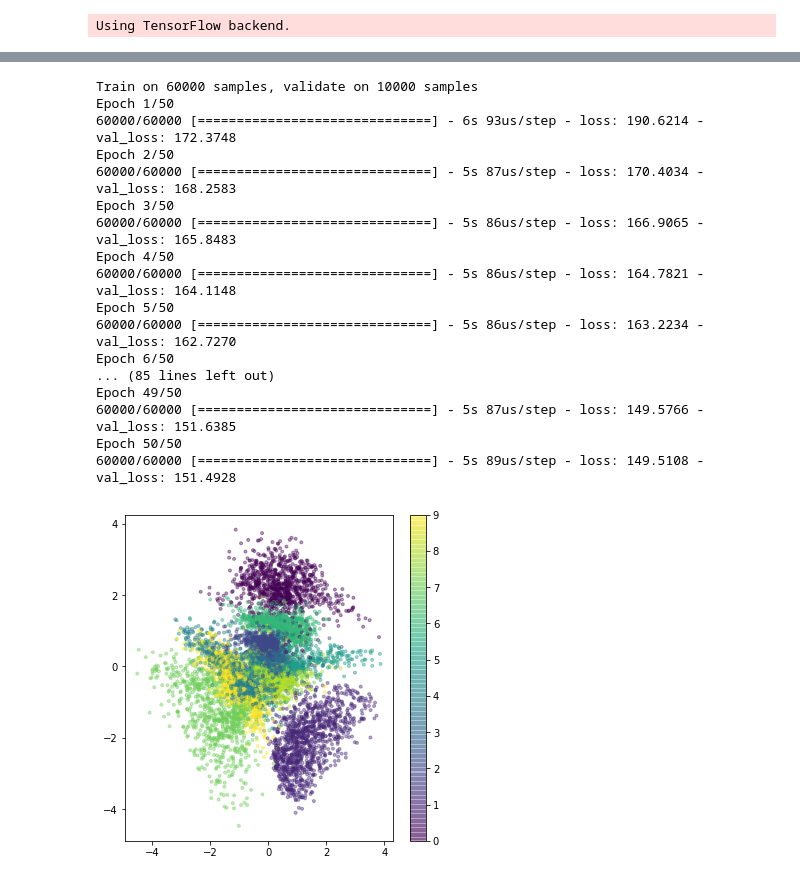
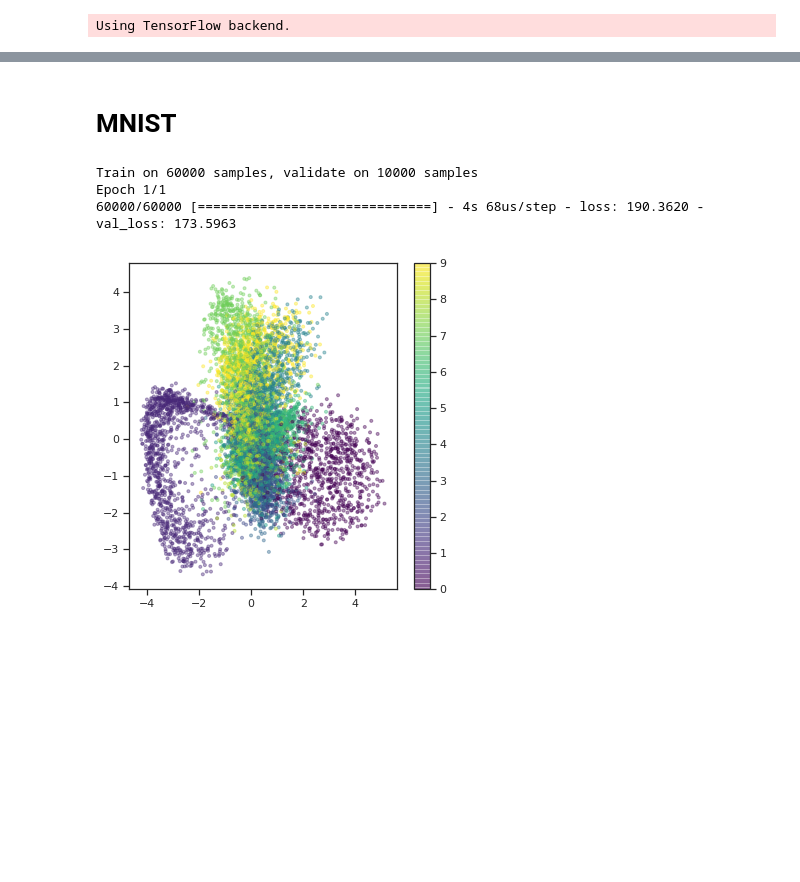
Before and after one commit to Didayolo/generators, a Jupyter notebook: vae_benchmark.ipynb, the cells around one changed output, grey strips where cells are left out. Saved outputs shown, nothing was run; the diff lists cells and outputs as text; code cells hidden in the pictures; blank space fills up the shorter version.

Commit message:
VAE, MIMIC, AutoData.

```diff
--- a/vae_benchmark.ipynb
+++ b/vae_benchmark.ipynb
@@ -12,16 +100,20 @@ Using TensorFlow backend.
+# %% [markdown]
+# MNIST
+# %%
+# Load MNIST dataset
+from keras.datasets import mnist
+(x_train, y_train), (x_test, y_test) = mnist.load_data()
+original_dim = 28*28
+x_train = x_train.reshape(-1, original_dim) / 255.
+x_test = x_test.reshape(-1, original_dim) / 255.
 # %%
-from keras.datasets import mnist
+batch_size=100
+epochs=1
 
-original_dim=784
-batch_size=100
-epochs=50
+model = VAE(original_dim, intermediate_dim=256, latent_dim=2)
+vae, encoder, decoder = model.get_vae(), model.get_encoder(), model.get_decoder()
 
-vae, decoder, encoder = VAE(original_dim)
-
-# train the VAE on MNIST digits
-(x_train, y_train), (x_test, y_test) = mnist.load_data()
-x_train = x_train.reshape(-1, original_dim) / 255.
-x_test = x_test.reshape(-1, original_dim) / 255.
+original_dim = x_train.shape[1]
 
 vae.fit(x_train,
         x_train,
@@ -30,47 +122,33 @@ vae.fit(x_train,
         batch_size=batch_size,
         validation_data=(x_test, x_test))
 
 # display a 2D plot of the digit classes in the latent space
 z_test = encoder.predict(x_test, batch_size=batch_size)
 plt.figure(figsize=(6, 6))
 plt.scatter(z_test[:, 0], z_test[:, 1], c=y_test,
             alpha=.4, s=3**2, cmap='viridis')
 plt.colorbar()
 plt.show()
 
 # display a 2D manifold of the digits
 n = 15  # figure with 15x15 digits
 digit_size = 28
 
 # linearly spaced coordinates on the unit square were transformed
 # through the inverse CDF (ppf) of the Gaussian to produce values
 # of the latent variables z, since the prior of the latent space
 # is Gaussian
 u_grid = np.dstack(np.meshgrid(np.linspace(0.05, 0.95, n),
                                np.linspace(0.05, 0.95, n)))
 z_grid = norm.ppf(u_grid)
 x_decoded = decoder.predict(z_grid.reshape(n*n, 2))
 x_decoded = x_decoded.reshape(n, n, digit_size, digit_size)
 
 plt.figure(figsize=(10, 10))
 plt.imshow(np.block(list(map(list, x_decoded))), cmap='gray')
 plt.show()
 # %% [output]
 Train on 60000 samples, validate on 10000 samples
-Epoch 1/50
-60000/60000 [==============================] - 6s 93us/step - loss: 190.6214 - val_loss: 172.3748
-Epoch 2/50
-60000/60000 [==============================] - 5s 87us/step - loss: 170.4034 - val_loss: 168.2583
-Epoch 3/50
-60000/60000 [==============================] - 5s 86us/step - loss: 166.9065 - val_loss: 165.8483
-Epoch 4/50
-60000/60000 [==============================] - 5s 86us/step - loss: 164.7821 - val_loss: 164.1148
-Epoch 5/50
-60000/60000 [==============================] - 5s 86us/step - loss: 163.2234 - val_loss: 162.7270
-Epoch 6/50
-... (85 lines left out)
-Epoch 49/50
-60000/60000 [==============================] - 5s 87us/step - loss: 149.5766 - val_loss: 151.6385
-Epoch 50/50
-60000/60000 [==============================] - 5s 89us/step - loss: 149.5108 - val_loss: 151.4928
+Epoch 1/1
+60000/60000 [==============================] - 4s 68us/step - loss: 190.3620 - val_loss: 173.5963
-[figure, old version]
+[figure, new version]
```
Also changed, not shown: parts of 9 cells of this notebook, 2 other files.
